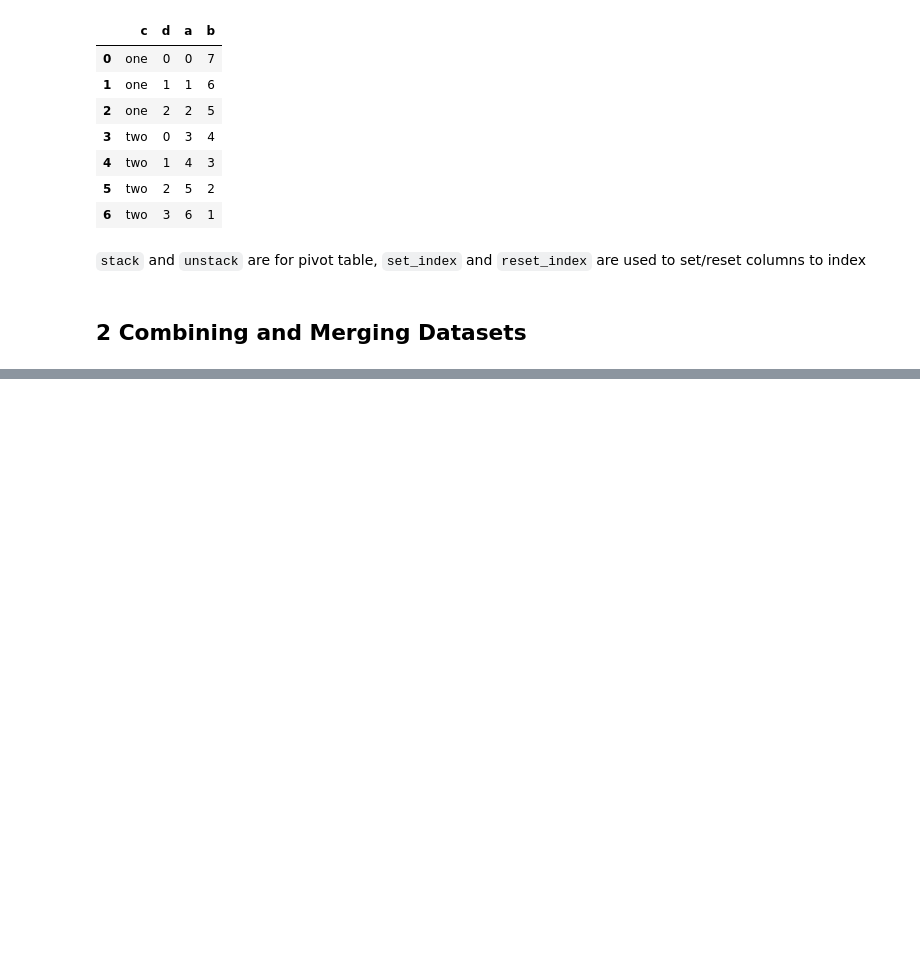
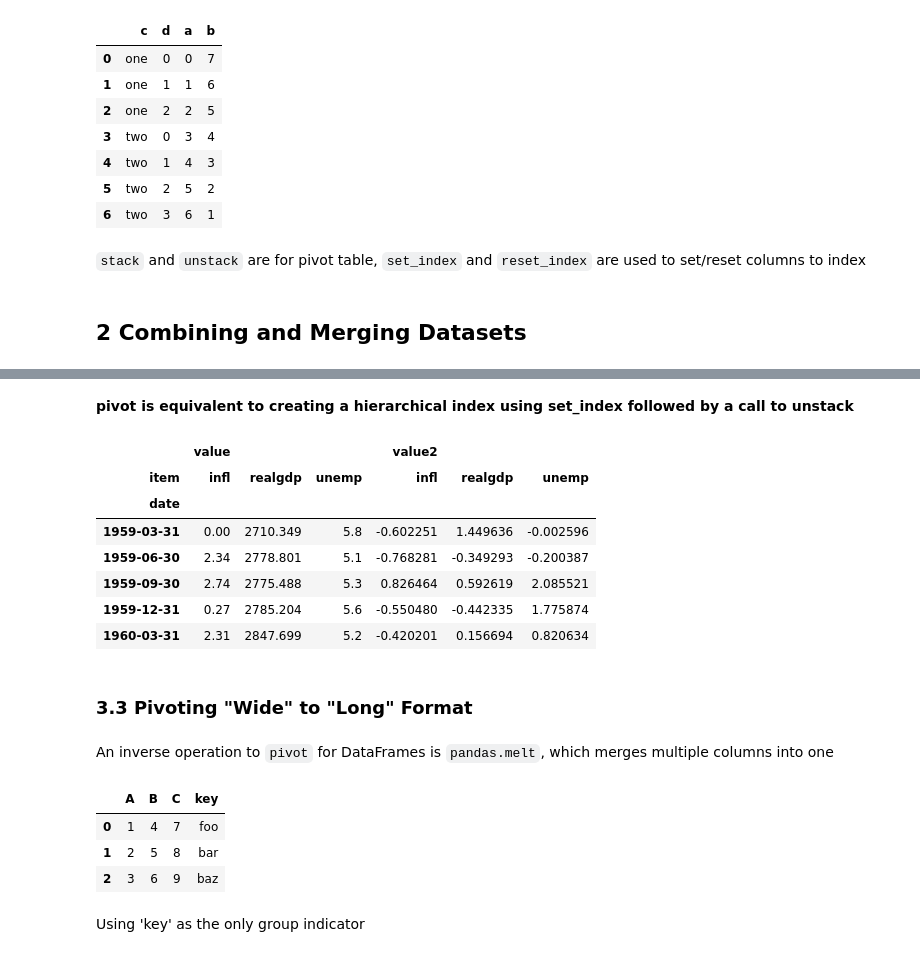
Before and after one commit to Gakun/python_for_data_analysis, a Jupyter notebook: CH8 - Data Wrangling_Join, Combine, and Reshape.ipynb, the cells around one changed output, grey strips where cells are left out. Cells and saved outputs as stored; diff of their text form; code cells hidden in the pictures; blank space fills up the shorter version.

```diff
--- a/CH8 - Data Wrangling_Join, Combine, and Reshape.ipynb
+++ b/CH8 - Data Wrangling_Join, Combine, and Reshape.ipynb
@@ -284,0 +1019,17 @@ frame2.reset_index()
+# %% [markdown]
+__pivot is equivalent to creating a hierarchical index using set_index followed by a call to unstack__
+# %%
+ldata.set_index(['date', 'item']).unstack().head()
+# %% [output]
+|  | value |  |  | value2 |  |  |
+| item | infl | realgdp | unemp | infl | realgdp | unemp |
+| date |  |  |  |  |  |  |
+| 1959-03-31 | 0.00 | 2710.349 | 5.8 | -0.602251 | 1.449636 | -0.002596 |
+| 1959-06-30 | 2.34 | 2778.801 | 5.1 | -0.768281 | -0.349293 | -0.200387 |
+| 1959-09-30 | 2.74 | 2775.488 | 5.3 | 0.826464 | 0.592619 | 2.085521 |
+| 1959-12-31 | 0.27 | 2785.204 | 5.6 | -0.550480 | -0.442335 | 1.775874 |
+| 1960-03-31 | 2.31 | 2847.699 | 5.2 | -0.420201 | 0.156694 | 0.820634 |
+# %% [markdown]
+### 3.3 Pivoting "Wide" to "Long" Format
+# %% [markdown]
+An inverse operation to `pivot` for DataFrames is `pandas.melt`, which merges multiple columns into one
@@ -284,0 +1041,9 @@ frame2.reset_index()
+# %%
+df
+# %% [output]
+|  | A | B | C | key |
+| 0 | 1 | 4 | 7 | foo |
+| 1 | 2 | 5 | 8 | bar |
+| 2 | 3 | 6 | 9 | baz |
+# %% [markdown]
+Using 'key' as the only group indicator
```
Also changed, not shown: parts of 149 cells of this notebook.
